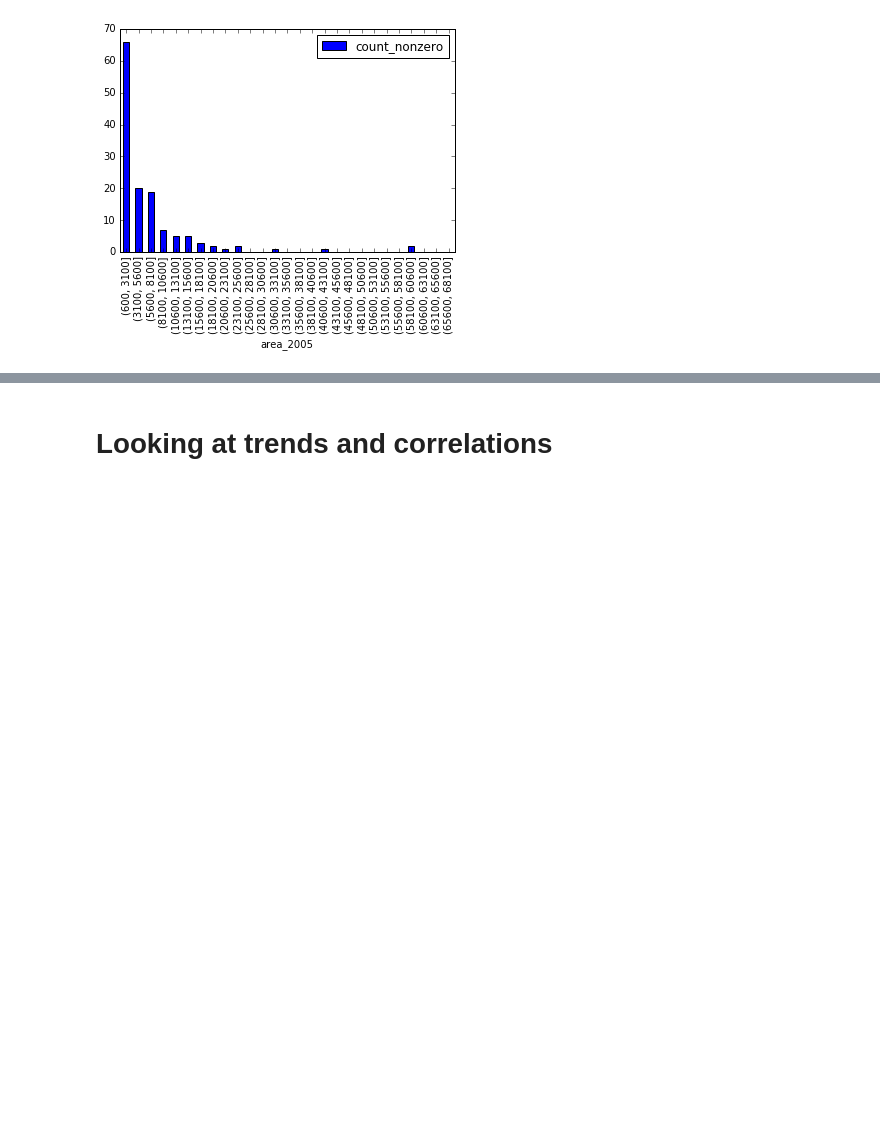
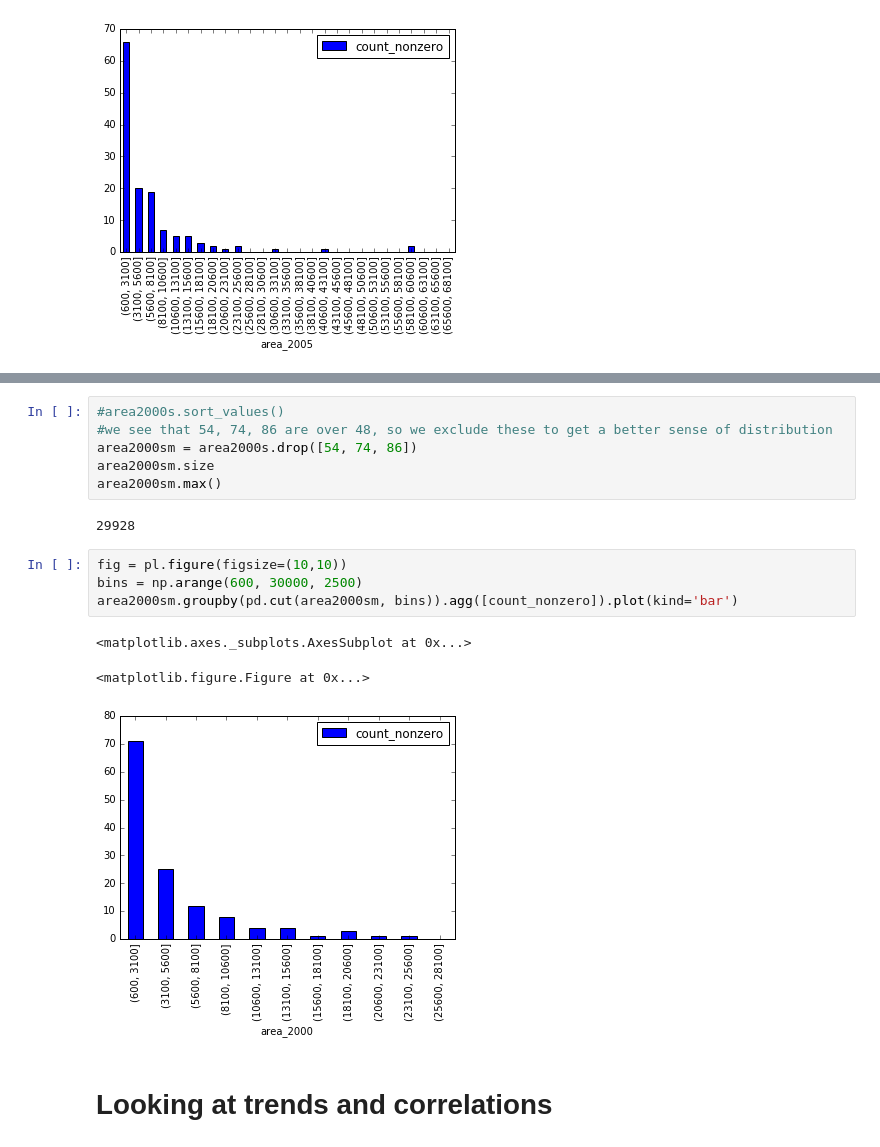
Before and after one commit to maryooh/expansion_urbana_mexico, a Jupyter notebook: expansion_urbana.ipynb, the cells around one changed output, grey strips where cells are left out. Drawn from its saved outputs; the diff is of its cells as text; blank space fills up the shorter version.

```diff
--- a/expansion_urbana.ipynb
+++ b/expansion_urbana.ipynb
@@ -159,3 +177,19 @@ area2005.groupby(pd.cut(area2005, bins)).agg([count_nonzero]).plot(kind='bar')
+# %%
+#area2000s.sort_values()
+#we see that 54, 74, 86 are over 48, so we exclude these to get a better sense of distribution
+area2000sm = area2000s.drop([54, 74, 86])
+area2000sm.size
+area2000sm.max()
+# %% [output]
+29928
+# %%
+fig = pl.figure(figsize=(10,10))
+bins = np.arange(600, 30000, 2500)
+area2000sm.groupby(pd.cut(area2000sm, bins)).agg([count_nonzero]).plot(kind='bar')
+# %% [output]
+<matplotlib.axes._subplots.AxesSubplot at 0x...>
+<matplotlib.figure.Figure at 0x...>
+[figure, added]
 # %% [markdown]
 # Looking at trends and correlations
 # %%
```
Also changed, not shown: parts of 22 cells of this notebook, 1 other file.
